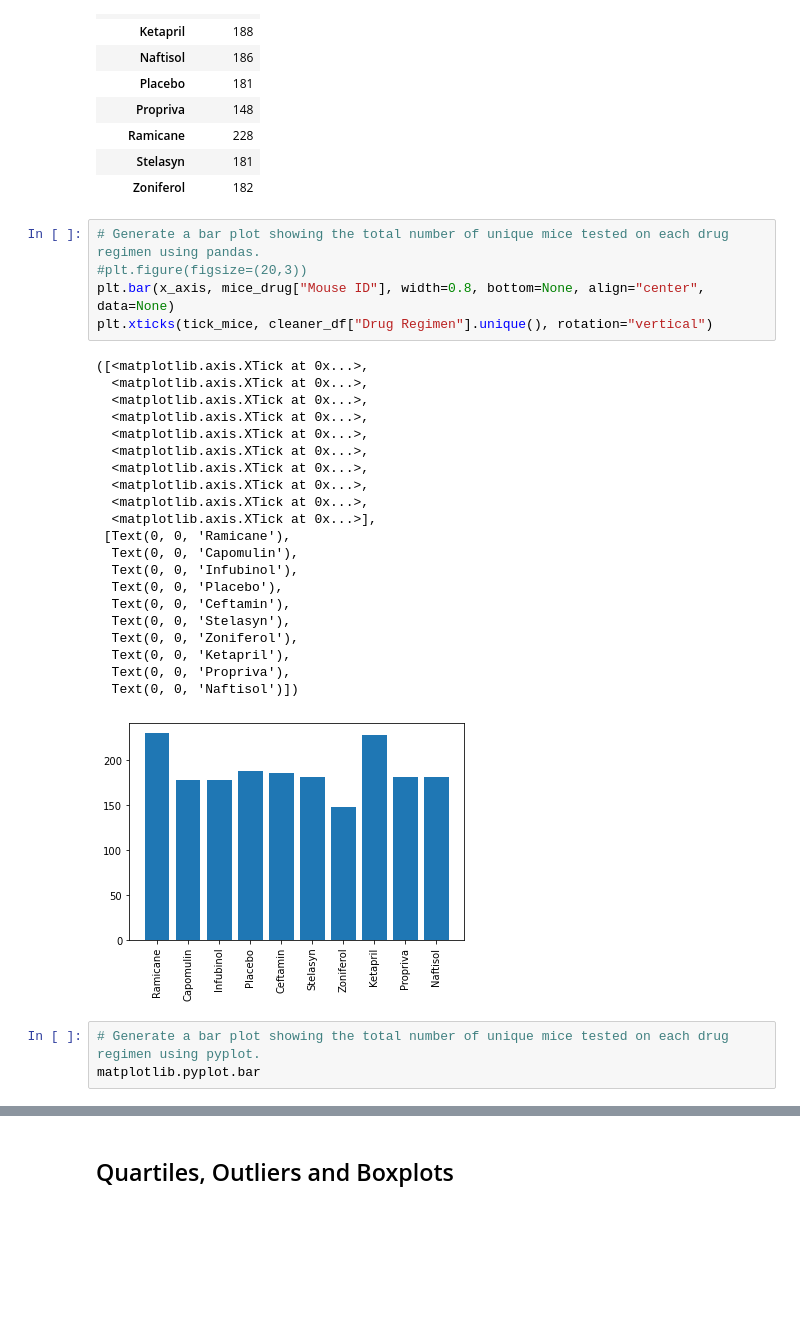
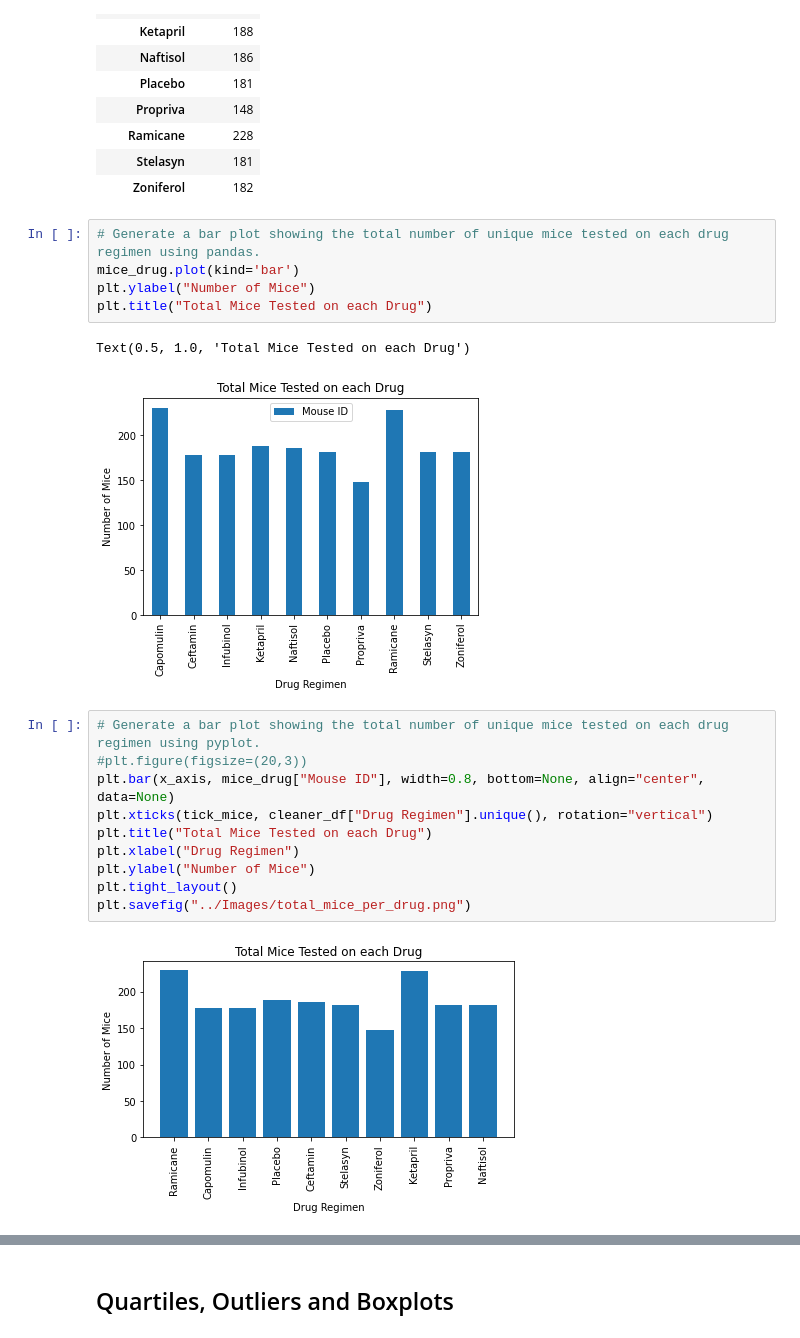
Before and after one commit to JMazick/matplotlib-challenge, a Jupyter notebook: Pymaceuticals/pymaceuticals_starter.ipynb, the cells around one changed output, grey strips where cells are left out. Cells and saved outputs as stored; diff of their text form; blank space fills up the shorter version.

```diff
--- a/Pymaceuticals/pymaceuticals_starter.ipynb
+++ b/Pymaceuticals/pymaceuticals_starter.ipynb
@@ -197,35 +197,25 @@ mice_drug
 | Ramicane | 228 |
 | Stelasyn | 181 |
 | Zoniferol | 182 |
+# %%
+# Generate a bar plot showing the total number of unique mice tested on each drug regimen using pandas.
+mice_drug.plot(kind='bar')
+plt.ylabel("Number of Mice")
+plt.title("Total Mice Tested on each Drug")
+# %% [output]
+Text(0.5, 1.0, 'Total Mice Tested on each Drug')
+[figure, added]
 # %%
-# Generate a bar plot showing the total number of unique mice tested on each drug regimen using pandas.
+# Generate a bar plot showing the total number of unique mice tested on each drug regimen using pyplot.
 #plt.figure(figsize=(20,3))
 plt.bar(x_axis, mice_drug["Mouse ID"], width=0.8, bottom=None, align="center", data=None)
 plt.xticks(tick_mice, cleaner_df["Drug Regimen"].unique(), rotation="vertical")
+plt.title("Total Mice Tested on each Drug")
+plt.xlabel("Drug Regimen")
+plt.ylabel("Number of Mice")
+plt.tight_layout()
+plt.savefig("../Images/total_mice_per_drug.png")
 # %% [output]
-([<matplotlib.axis.XTick at 0x...>,
-  <matplotlib.axis.XTick at 0x...>,
-  <matplotlib.axis.XTick at 0x...>,
-  <matplotlib.axis.XTick at 0x...>,
-  <matplotlib.axis.XTick at 0x...>,
-  <matplotlib.axis.XTick at 0x...>,
-  <matplotlib.axis.XTick at 0x...>,
-  <matplotlib.axis.XTick at 0x...>,
-  <matplotlib.axis.XTick at 0x...>,
-  <matplotlib.axis.XTick at 0x...>],
- [Text(0, 0, 'Ramicane'),
-  Text(0, 0, 'Capomulin'),
-  Text(0, 0, 'Infubinol'),
-  Text(0, 0, 'Placebo'),
-  Text(0, 0, 'Ceftamin'),
-  Text(0, 0, 'Stelasyn'),
-  Text(0, 0, 'Zoniferol'),
-  Text(0, 0, 'Ketapril'),
-  Text(0, 0, 'Propriva'),
-  Text(0, 0, 'Naftisol')])
-[figure, old version]
+[figure, new version]
-# %%
-# Generate a bar plot showing the total number of unique mice tested on each drug regimen using pyplot.
-matplotlib.pyplot.bar
 # %%
 # Generate a pie plot showing the distribution of female versus male mice using pandas
```
Also changed, not shown: parts of 2 cells of this notebook.
